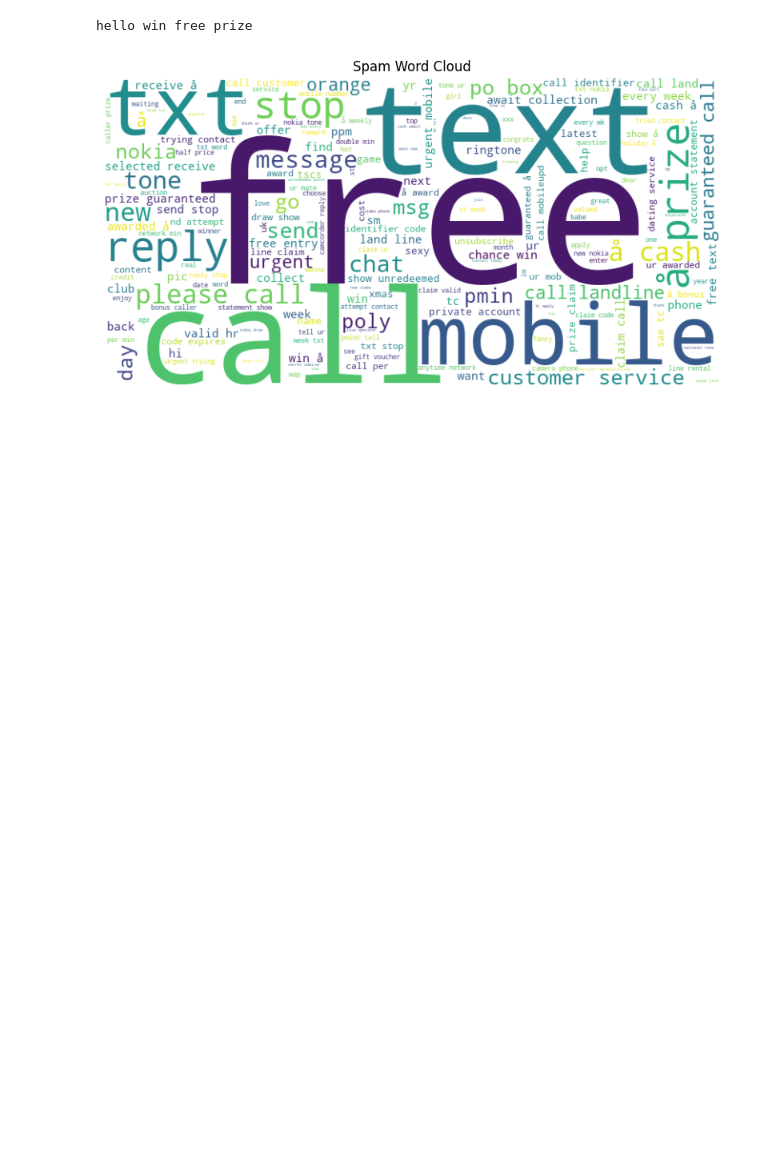
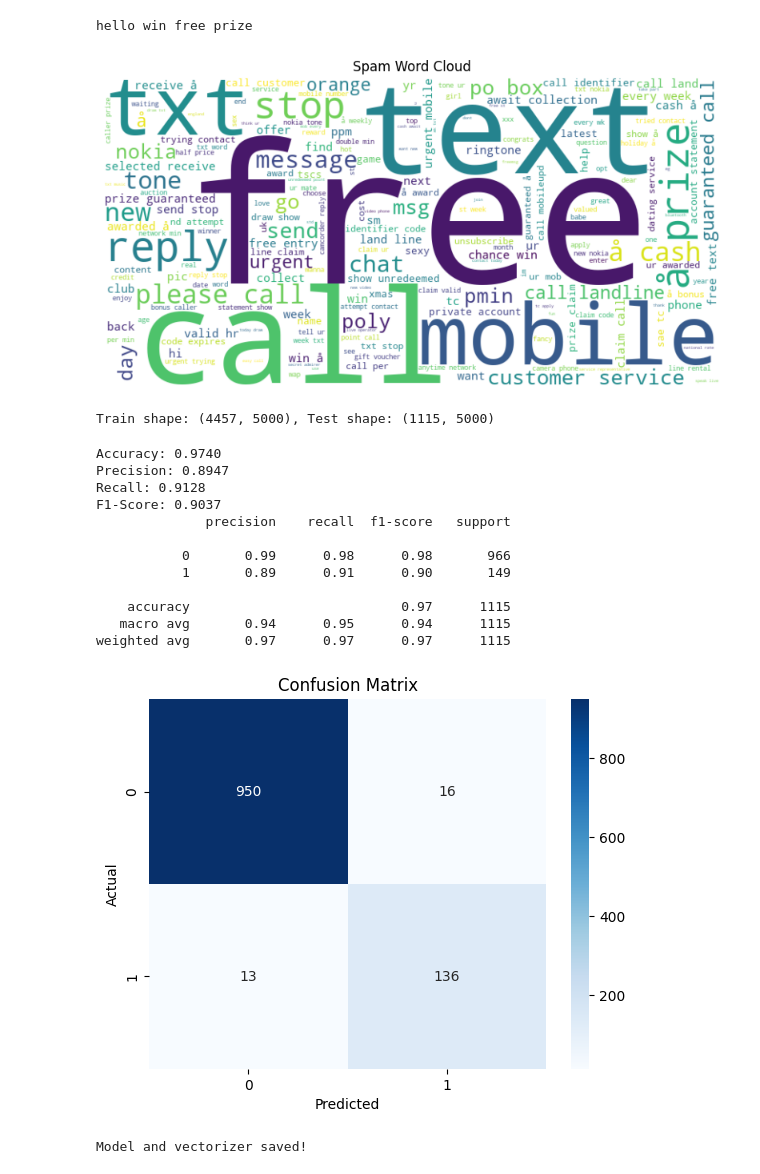
Before and after one commit to Abelgeo/Spam-Email-Classifier, a Jupyter notebook: notebooks/exploration.ipynb, the cells around one changed output. Cells and saved outputs as stored; diff of their text form; code cells hidden in the pictures; blank space fills up the shorter version.

Commit message:
Training done

```diff
--- a/notebooks/exploration.ipynb
+++ b/notebooks/exploration.ipynb
@@ -123,3 +123,61 @@ plt.axis('off')  # Hide axes
 plt.show()
 # %% [output]
 [figure]
+# %%
+from sklearn.feature_extraction.text import TfidfVectorizer
+from sklearn.model_selection import train_test_split
+
+vectorizer = TfidfVectorizer(max_features=5000, ngram_range=(1,2))  # Include bigrams for better spam detection
+X = vectorizer.fit_transform(df['clean_text'])
+y = df['label']
+
+# Stratified split to handle imbalance
+X_train, X_test, y_train, y_test = train_test_split(X, y, test_size=0.2, random_state=42, stratify=y)
+print(f"Train shape: {X_train.shape}, Test shape: {X_test.shape}")
+# %% [output]
+Train shape: (4457, 5000), Test shape: (1115, 5000)
+# %%
+from sklearn.linear_model import LogisticRegression
+from sklearn.metrics import accuracy_score, precision_score, recall_score, f1_score, confusion_matrix, classification_report
+import seaborn as sns
+
+model = LogisticRegression(class_weight='balanced', max_iter=200)  # Increase iter if convergence warning
+model.fit(X_train, y_train)
+
+y_pred = model.predict(X_test)
+
+# Metrics
+print(f"Accuracy: {accuracy_score(y_test, y_pred):.4f}")
+print(f"Precision: {precision_score(y_test, y_pred):.4f}")
+print(f"Recall: {recall_score(y_test, y_pred):.4f}")
+print(f"F1-Score: {f1_score(y_test, y_pred):.4f}")
+print(classification_report(y_test, y_pred))
+
+# Confusion Matrix
+cm = confusion_matrix(y_test, y_pred)
+sns.heatmap(cm, annot=True, fmt='d', cmap='Blues')
+plt.title('Confusion Matrix')
+plt.xlabel('Predicted')
+plt.ylabel('Actual')
+plt.show()
+# %% [output]
+Accuracy: 0.9740
+Precision: 0.8947
+Recall: 0.9128
+F1-Score: 0.9037
+              precision    recall  f1-score   support
+
+           0       0.99      0.98      0.98       966
+           1       0.89      0.91      0.90       149
+
+    accuracy                           0.97      1115
+   macro avg       0.94      0.95      0.94      1115
+weighted avg       0.97      0.97      0.97      1115
+[figure, added]
+# %%
+import joblib
+joblib.dump(model, '../models/spam_classifier.pkl')
+joblib.dump(vectorizer, '../models/vectorizer.pkl')
+print("Model and vectorizer saved!")
+# %% [output]
+Model and vectorizer saved!
```
Also changed, not shown: 2 other files.
